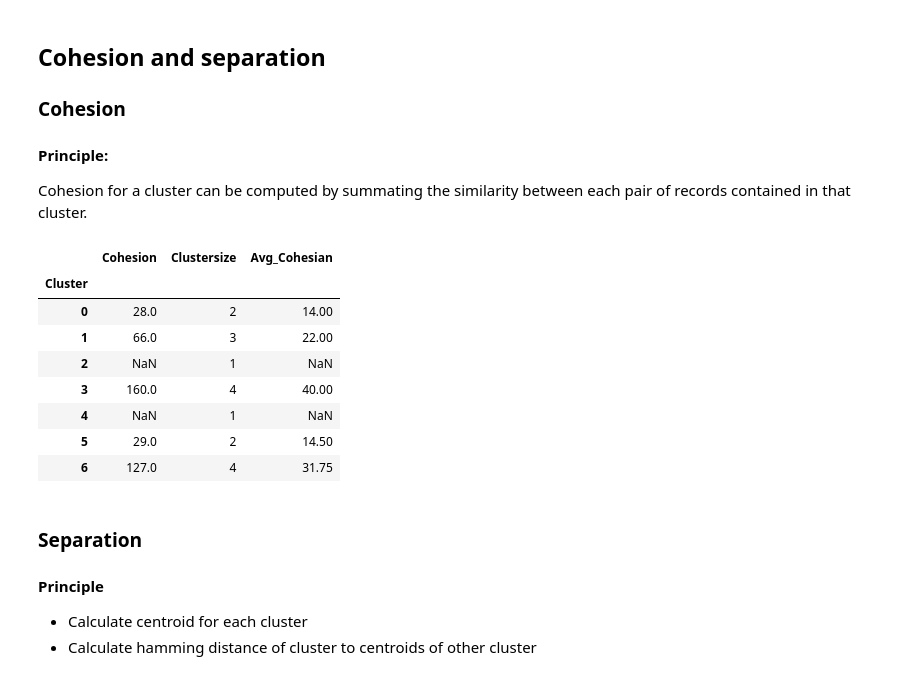
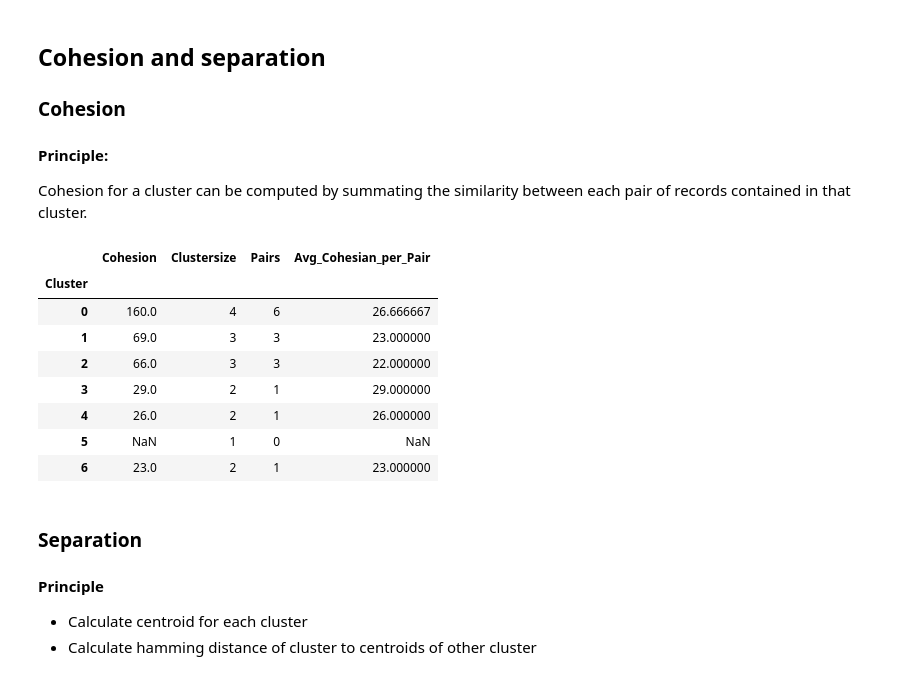
Before and after one commit to StefMiya/TL_Team5, a Jupyter notebook: learn.ipynb, the cells around one changed output. Saved outputs shown, nothing was run; the diff lists cells and outputs as text; code cells hidden in the pictures.

```diff
--- a/learn.ipynb
+++ b/learn.ipynb
@@ -8,3 +10,10 @@ import numpy as np
+# %%
+model_config = {    'k'     : 7,
+                    'init'  : 'random', #'Huang', 'Cao', 'random'
+                    'n_init' : 25,
+                    'verbose' : 0,
+                    'random_state' : 7
+                }
 # %% [markdown]
 ## Fetch data & prepare trainingset
 ### Remove meaningless columns (same feature value for all languages)
@@ -21,8 +33,8 @@ rows = df_data.shape[0]
 cost = []
 K = range(1,rows + 1)
 for num_clusters in list(K):
-    kmode = KModes(n_clusters=num_clusters, init = "random", n_init = 10, verbose=0, random_state=7)
-    # kmode = KModes(n_clusters=num_clusters, init = "Huang", n_init = 10, verbose=0)
+    kmode = KModes(n_clusters=num_clusters, init = model_config['init'], n_init = model_config['n_init'],
+                    verbose= model_config['verbose'], random_state=model_config['random_state'])
     kmode.fit_predict(df_data)
     cost.append(kmode.cost_)
 
@@ -37,10 +49,11 @@ plt.show()
 ### Train kModes model
 #### Number of clusters can be taken from chart above (ellbow)
 # %%
-model_config = {'k' : 7}
+model_config['k'] = 7
 # %%
 # Building the model with 3 clusters
-kmode = KModes(n_clusters = model_config['k'], init = "random", n_init = 5, verbose=0, random_state=7)
+kmode = KModes(n_clusters = model_config['k'], init = model_config['init'], n_init = model_config['n_init'],
+               verbose=model_config['verbose'], random_state=model_config['random_state'])
 clusters = kmode.fit_predict(df_data)
 # clusters
 
@@ -123,46 +136,51 @@ def calc_sum_similarities(a, b):
 clusters = range(model_config['k'])
 cohesions = []
 cluster_size = []
+pairs = []
 
 for it_cluster in clusters:
     df_cluster = df_result[df_result['Cluster'] == it_cluster].iloc[:,1:]
     cnt_langs = df_cluster.shape[0] #number of elements in cluster
     # print(cnt_langs)
 
     sum_similarities = 0
 
     if cnt_langs == 1:
         sum_similarities = np.nan #only one lang in cluster!
+        sum_pairs = 0
     else:
         sum_similarities = 0
+        sum_pairs = 0
         for i in range(cnt_langs):
             for j in range(i,cnt_langs):
                 if (i != j): #no need to compare one language to itself
+                    sum_pairs += 1
                     # print(f"compare langauge {i} ({type(i)}) to {j} ({type(j)}): {calc_sum_similarities(df_cluster.iloc[i], df_cluster.iloc[j])}")
                     sum_similarities += calc_sum_similarities(df_cluster.iloc[i], df_cluster.iloc[j])
 
     # print(f'cohesion for cluster #{it_cluster}: {sum_similarities}')
     cohesions.append(sum_similarities)
     cluster_size.append(cnt_langs)
+    pairs.append(sum_pairs)
 
-dict_cont = { 'Cluster' : clusters, 'Cohesion' : cohesions, 'Clustersize' : cluster_size }
+dict_cont = { 'Cluster' : clusters, 'Cohesion' : cohesions, 'Clustersize' : cluster_size, 'Pairs' : pairs }
 
 df_cohesion = pd.DataFrame(dict_cont)
 df_cohesion = df_cohesion.set_index('Cluster')
 
-df_cohesion['Avg_Cohesian'] = df_cohesion['Cohesion'] / df_cohesion['Clustersize']
+df_cohesion['Avg_Cohesian_per_Pair'] = df_cohesion['Cohesion'] / df_cohesion['Pairs']
 
 df_cohesion
 # %% [output]
-|  | Cohesion | Clustersize | Avg_Cohesian |
-| Cluster |  |  |  |
-| 0 | 28.0 | 2 | 14.00 |
-| 1 | 66.0 | 3 | 22.00 |
-| 2 | NaN | 1 | NaN |
-| 3 | 160.0 | 4 | 40.00 |
-| 4 | NaN | 1 | NaN |
-| 5 | 29.0 | 2 | 14.50 |
-| 6 | 127.0 | 4 | 31.75 |
+|  | Cohesion | Clustersize | Pairs | Avg_Cohesian_per_Pair |
+| Cluster |  |  |  |  |
+| 0 | 160.0 | 4 | 6 | 26.666667 |
+| 1 | 69.0 | 3 | 3 | 23.000000 |
+| 2 | 66.0 | 3 | 3 | 22.000000 |
+| 3 | 29.0 | 2 | 1 | 29.000000 |
+| 4 | 26.0 | 2 | 1 | 26.000000 |
+| 5 | NaN | 1 | 0 | NaN |
+| 6 | 23.0 | 2 | 1 | 23.000000 |
 # %% [markdown]
 ### Separation
 #### Principle
```
Also changed, not shown: parts of 11 cells of this notebook, 1 other file.
